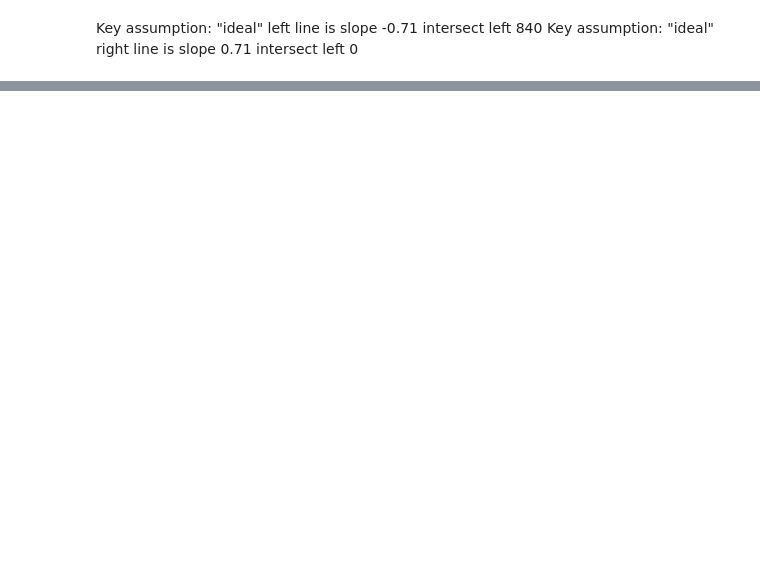
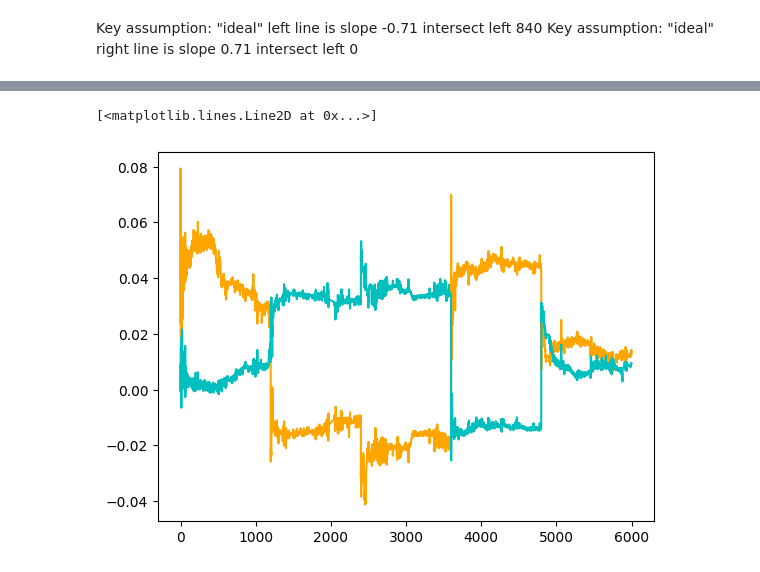
Before and after one commit to connor-henderson/calib_challenge, a Jupyter notebook: eda.ipynb, the cells around one changed output, grey strips where cells are left out. Cells and saved outputs as stored; diff of their text form; code cells hidden in the pictures; blank space fills up the shorter version.

```diff
--- a/eda.ipynb
+++ b/eda.ipynb
@@ -569,0 +125,17 @@ plt.plot(range(count), train_yaw_labels, label='yaw-train')
+# %%
+test_labels_0 = pd.read_csv('unlabeled/5.txt', names = ['pitch', 'yaw'], delim_whitespace=True)
+test_labels_1 = pd.read_csv('unlabeled/6.txt', names = ['pitch', 'yaw'], delim_whitespace=True)
+test_labels_2 = pd.read_csv('unlabeled/7.txt', names = ['pitch', 'yaw'], delim_whitespace=True)
+test_labels_3 = pd.read_csv('unlabeled/8.txt', names = ['pitch', 'yaw'], delim_whitespace=True)
+test_labels_4 = pd.read_csv('unlabeled/9.txt', names = ['pitch', 'yaw'], delim_whitespace=True)
+test_videos = [test_labels_0, test_labels_1, test_labels_2, test_labels_3, test_labels_4]
+
+test_labels = pd.concat(test_videos, ignore_index=True)
+# %%
+# Sense checking the test labels
+
+plt.plot(test_labels.index, test_labels['yaw'], label='yaw-test', color='orange')
+plt.plot(test_labels.index, test_labels['pitch'], label='pitch-test', color='c')
+# %% [output]
+[<matplotlib.lines.Line2D at 0x...>]
+[figure, added]
```
Also changed, not shown: parts of 42 cells of this notebook, 6 other files.
